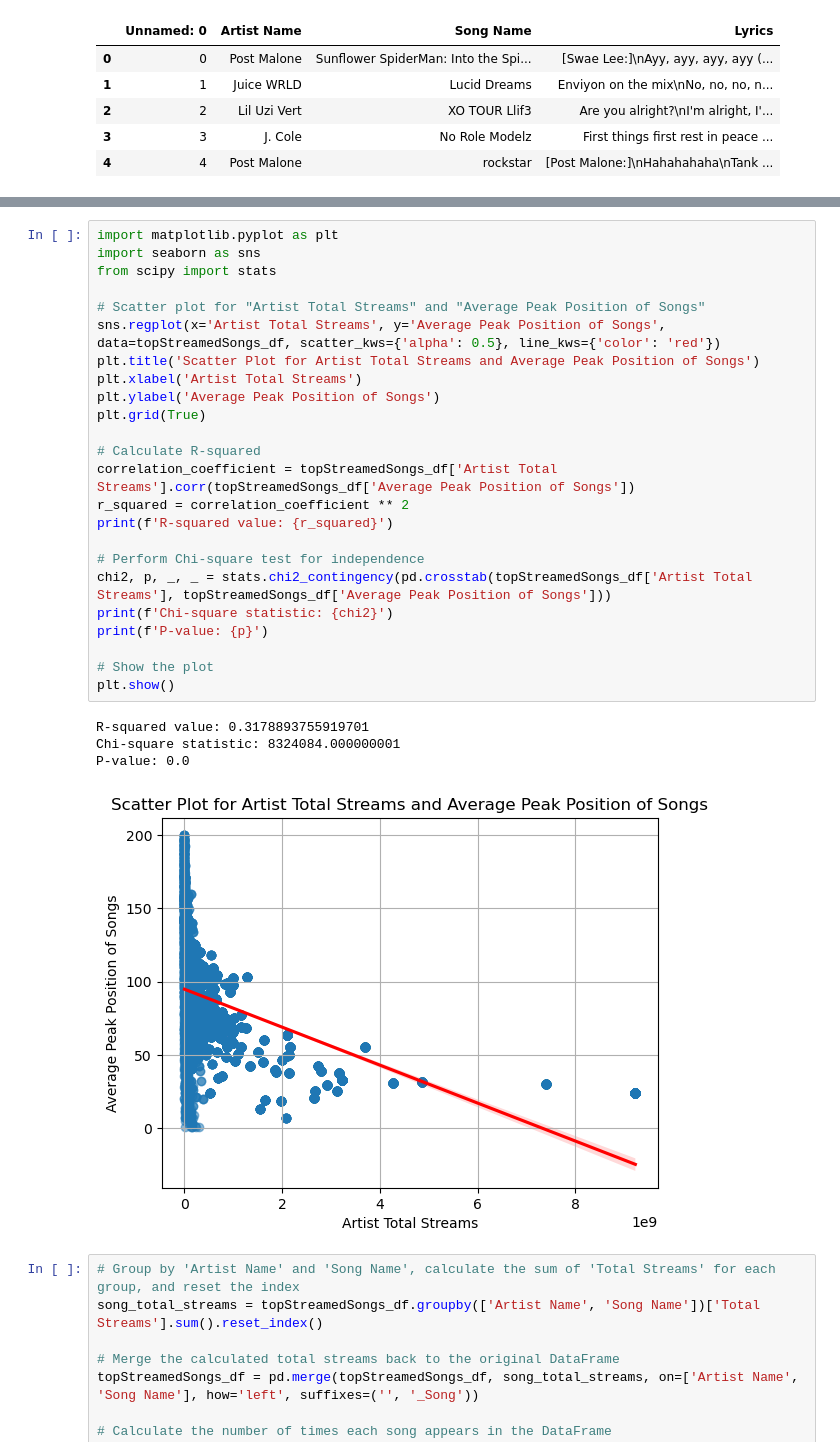
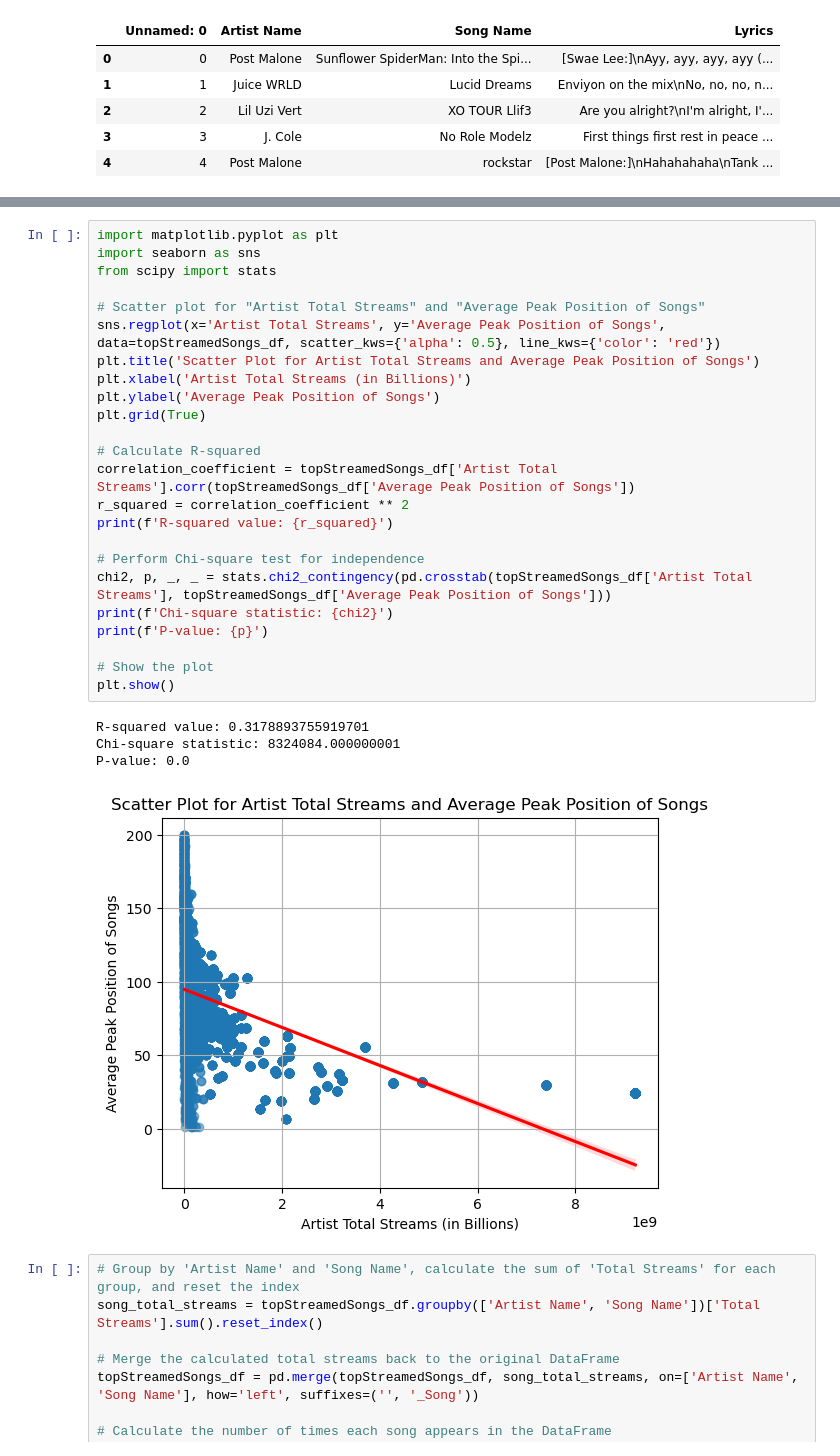
Before and after one commit to Musiholic/bootcamp-project-1, a Jupyter notebook: lyrics3.ipynb, the cells around one changed output, grey strips where cells are left out. Cells and saved outputs as stored; diff of their text form.

```diff
--- a/lyrics3.ipynb
+++ b/lyrics3.ipynb
@@ -241,32 +486,32 @@ display(topStreamedSongs_df.head())
 # %%
 import matplotlib.pyplot as plt
 import seaborn as sns
 from scipy import stats
 
 # Scatter plot for "Artist Total Streams" and "Average Peak Position of Songs"
 sns.regplot(x='Artist Total Streams', y='Average Peak Position of Songs', data=topStreamedSongs_df, scatter_kws={'alpha': 0.5}, line_kws={'color': 'red'})
 plt.title('Scatter Plot for Artist Total Streams and Average Peak Position of Songs')
-plt.xlabel('Artist Total Streams')
+plt.xlabel('Artist Total Streams (in Billions)')
 plt.ylabel('Average Peak Position of Songs')
 plt.grid(True)
 
 # Calculate R-squared
 correlation_coefficient = topStreamedSongs_df['Artist Total Streams'].corr(topStreamedSongs_df['Average Peak Position of Songs'])
 r_squared = correlation_coefficient ** 2
 print(f'R-squared value: {r_squared}')
 
 # Perform Chi-square test for independence
 chi2, p, _, _ = stats.chi2_contingency(pd.crosstab(topStreamedSongs_df['Artist Total Streams'], topStreamedSongs_df['Average Peak Position of Songs']))
 print(f'Chi-square statistic: {chi2}')
 print(f'P-value: {p}')
 
 # Show the plot
 plt.show()
 # %% [output]
 R-squared value: 0.3178893755919701
 Chi-square statistic: 8324084.000000001
 P-value: 0.0
-[figure, old version]
+[figure, new version]
 # %%
 # Group by 'Artist Name' and 'Song Name', calculate the sum of 'Total Streams' for each group, and reset the index
 song_total_streams = topStreamedSongs_df.groupby(['Artist Name', 'Song Name'])['Total Streams'].sum().reset_index()
```
Also changed, not shown: parts of 20 cells of this notebook.
